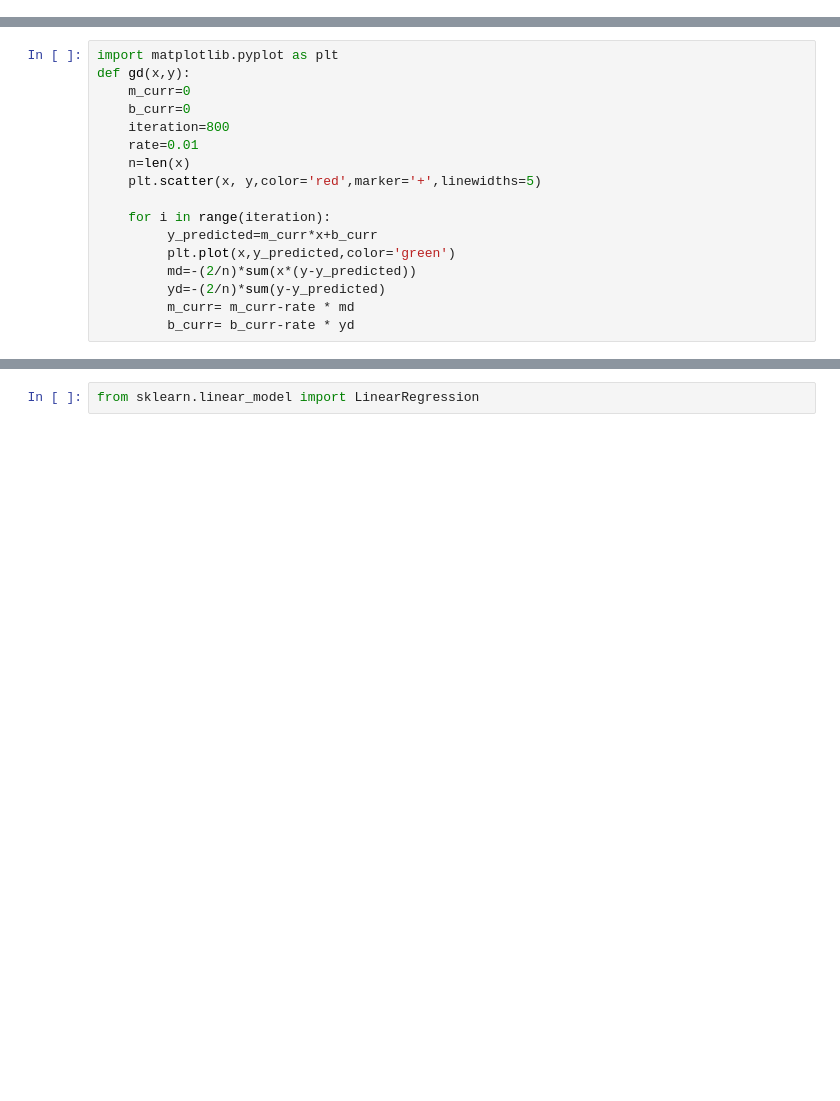
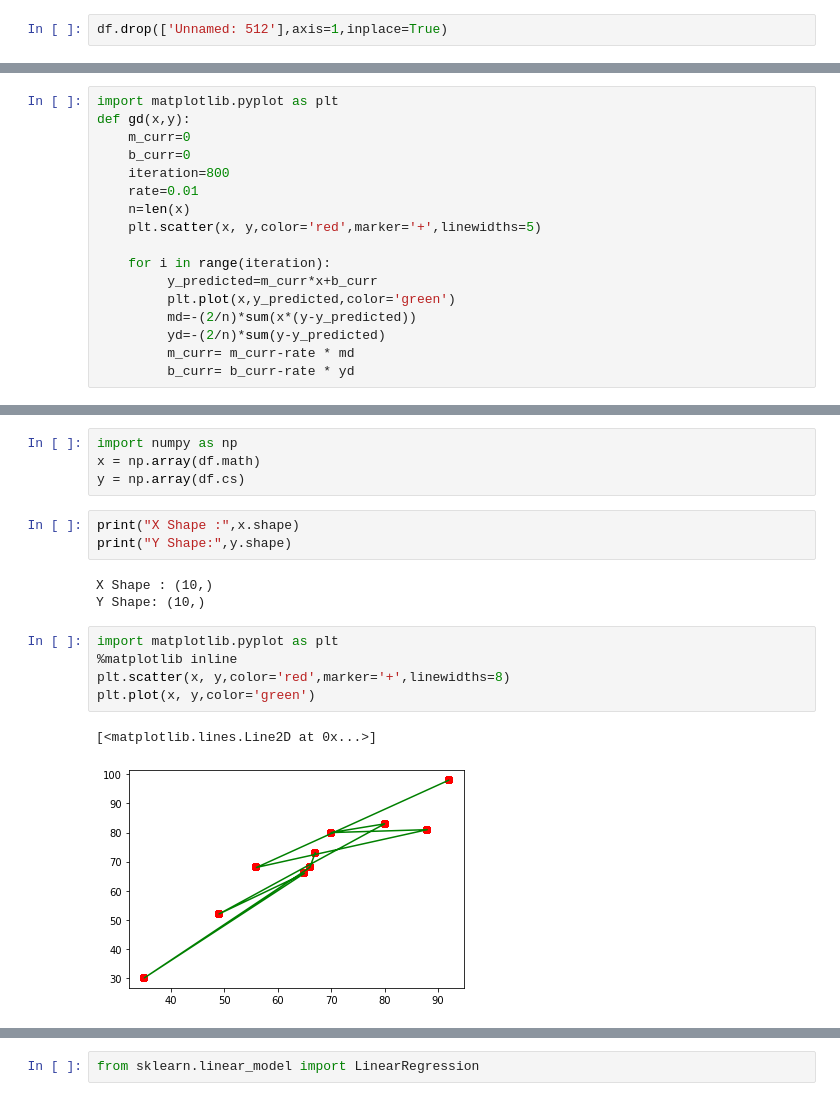
Before and after one commit to Faizack/Data-Science-with-Python, a Jupyter notebook: Day-20 Regression/Gradient&Cost/gradient_pratice.ipynb, the cells around one changed output, grey strips where cells are left out. Drawn from its saved outputs; the diff is of its cells as text; blank space fills up the shorter version.

```diff
--- a/Day-20 Regression/Gradient&Cost/gradient_pratice.ipynb
+++ b/Day-20 Regression/Gradient&Cost/gradient_pratice.ipynb
@@ -54,0 +39,2 @@ y=df['cs']
+# %%
+df.drop(['Unnamed: 512'],axis=1,inplace=True)
@@ -72 +168,19 @@ def gd(x,y):
+# %%
+import numpy as np
+x = np.array(df.math)
+y = np.array(df.cs)
+# %%
+print("X Shape :",x.shape)
+print("Y Shape:",y.shape)
+# %% [output]
+X Shape : (10,)
+Y Shape: (10,)
+# %%
+import matplotlib.pyplot as plt
+%matplotlib inline
+plt.scatter(x, y,color='red',marker='+',linewidths=8)
+plt.plot(x, y,color='green')
+# %% [output]
+[<matplotlib.lines.Line2D at 0x...>]
+[figure, added]
 # %%
```
Also changed, not shown: parts of 21 cells of this notebook, 15 other files.
